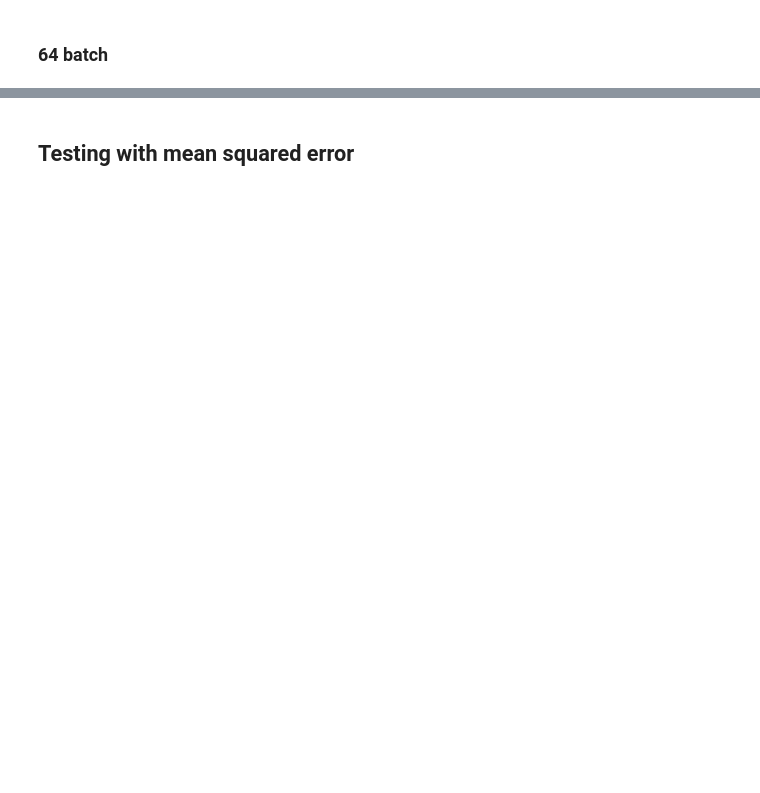
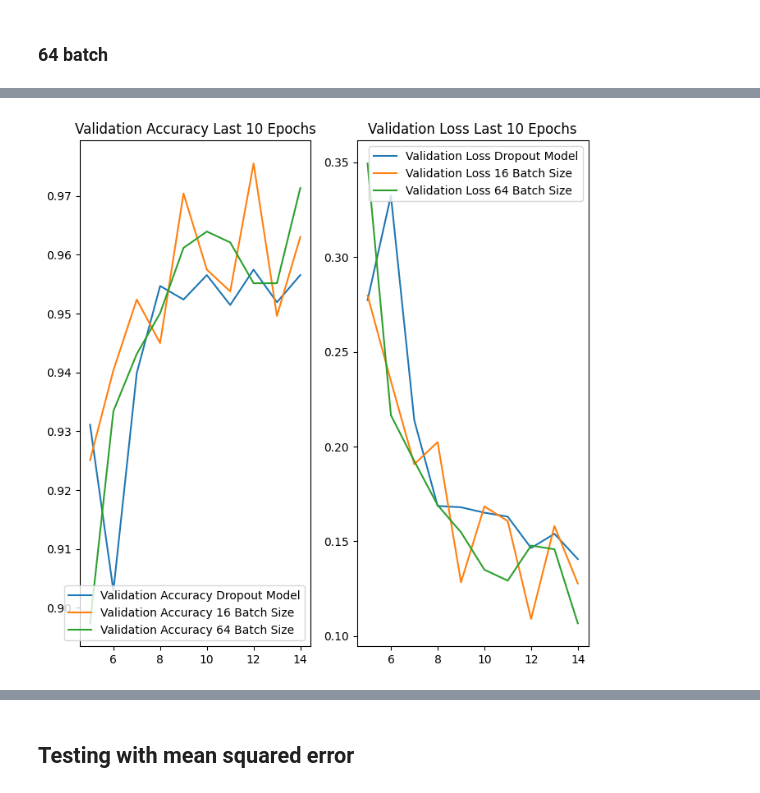
Before and after one commit to arismil/CoMNIST, a Jupyter notebook: model_train.ipynb, the cells around one changed output, grey strips where cells are left out. Drawn from its saved outputs; the diff is of its cells as text; code cells hidden in the pictures; blank space fills up the shorter version.

```diff
--- a/model_train.ipynb
+++ b/model_train.ipynb
@@ -782,3 +782,47 @@ Epoch 15/15
+# %%
+last_ten_epochs = range(epochs - 10, epochs)
+plt.figure(figsize=(8, 8))
+
+plt.subplot(1, 2, 1)
+plt.plot(
+    last_ten_epochs,
+    results_dropout_model.history["val_accuracy"][-10:],
+    label="Validation Accuracy Dropout Model",
+)
+plt.plot(
+    last_ten_epochs,
+    results_dropout_model_16.history["val_accuracy"][-10:],
+    label="Validation Accuracy 16 Batch Size",
+)
+plt.plot(
+    last_ten_epochs,
+    results_dropout_model_64.history["val_accuracy"][-10:],
+    label="Validation Accuracy 64 Batch Size",
+)
+plt.legend(loc="lower right")
+plt.title("Validation Accuracy Last 10 Epochs")
+
+plt.subplot(1, 2, 2)
+plt.plot(
+    last_ten_epochs,
+    results_dropout_model.history["val_loss"][-10:],
+    label="Validation Loss Dropout Model",
+)
+plt.plot(
+    last_ten_epochs,
+    results_dropout_model_16.history["val_loss"][-10:],
+    label="Validation Loss 16 Batch Size",
+)
+plt.plot(
+    last_ten_epochs,
+    results_dropout_model_64.history["val_loss"][-10:],
+    label="Validation Loss 64 Batch Size",
+)
+plt.legend(loc="upper right")
+plt.title("Validation Loss Last 10 Epochs")
+plt.show()
+# %% [output]
+[figure, added]
 # %%
 # Compute predictions and true labels
 y_pred_probs = model_with_dropout_64.predict(test_dataset)
```
Also changed, not shown: parts of 25 cells of this notebook, 1 other file.
